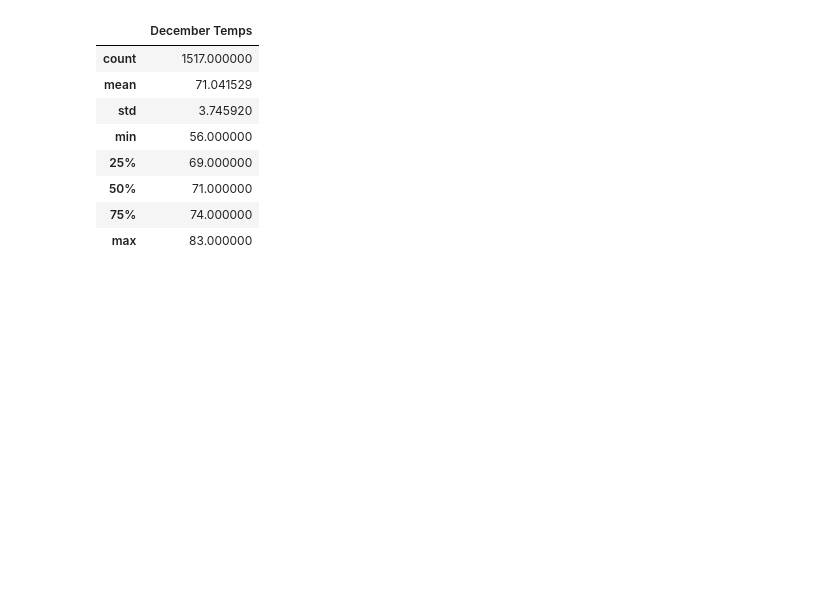
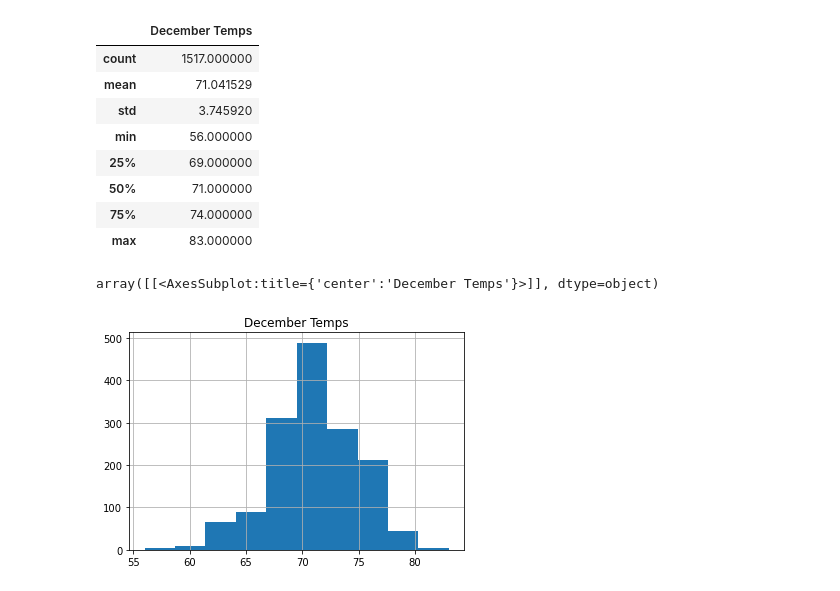
Before and after one commit to ABorden23/surfs_up, a Jupyter notebook: SurfsUp_Challenge.ipynb, the cells around one changed output. Saved outputs shown, nothing was run; the diff lists cells and outputs as text; code cells hidden in the pictures; blank space fills up the shorter version.

```diff
--- a/SurfsUp_Challenge.ipynb
+++ b/SurfsUp_Challenge.ipynb
@@ -201,0 +222,5 @@ dec_temp_summary_stats
+# %%
+dec_temp_df.hist()
+# %% [output]
+array([[<AxesSubplot:title={'center':'December Temps'}>]], dtype=object)
+[figure, added]
```
Also changed, not shown: parts of 4 cells of this notebook, 1 other file.
